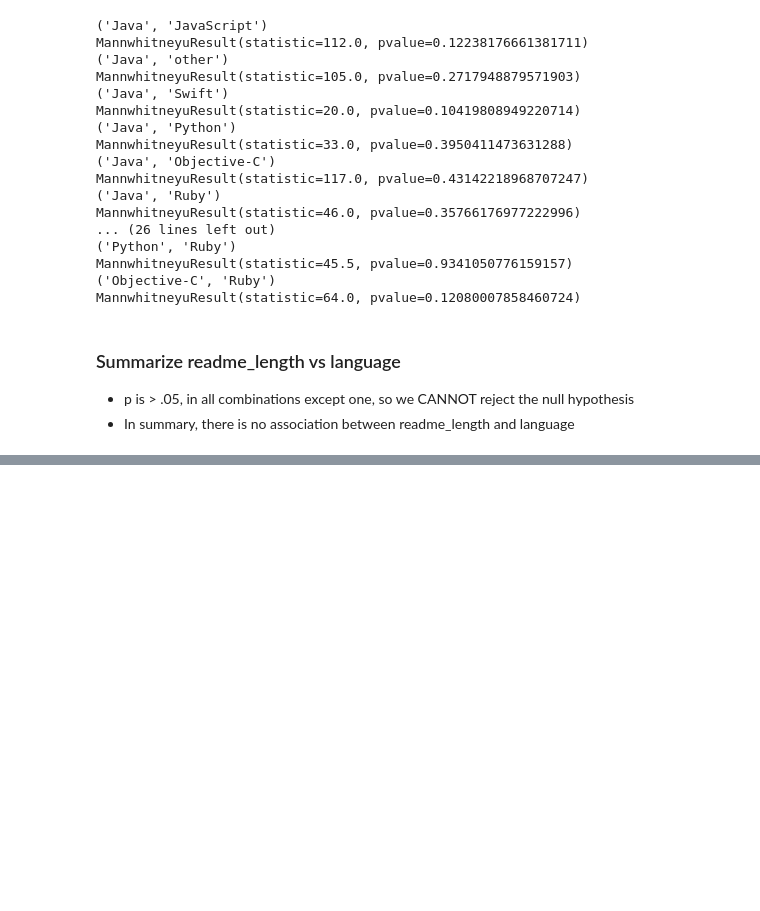
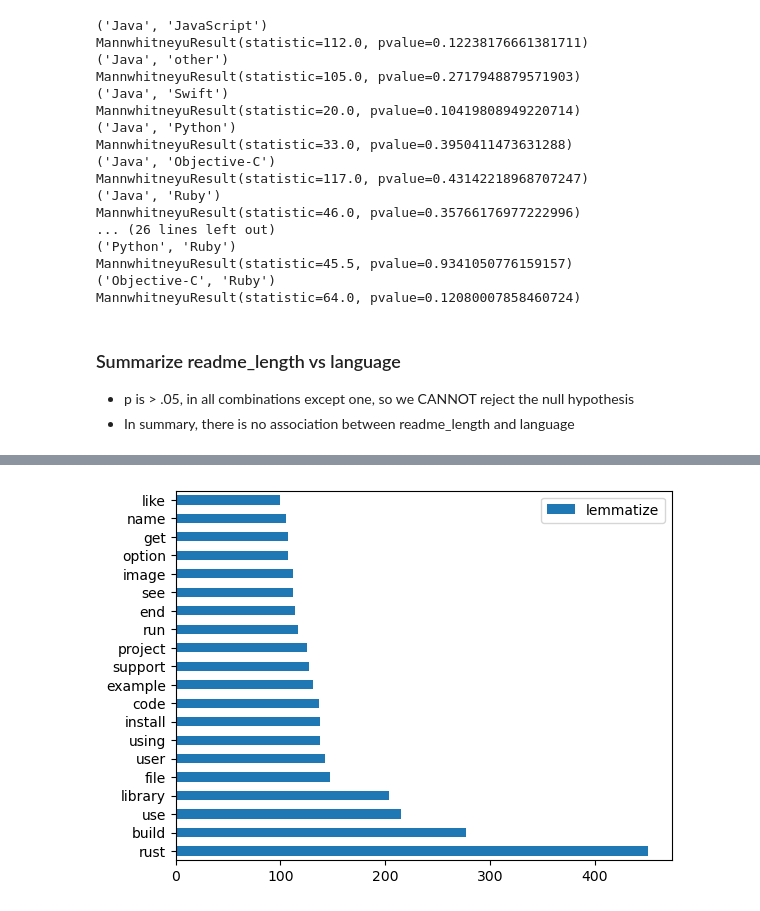
Before and after one commit to Keila-Camarillo/nlp_most_starred_repos, a Jupyter notebook: corey_explore.ipynb, the cells around one changed output, grey strips where cells are left out. Saved outputs shown, nothing was run; the diff lists cells and outputs as text; code cells hidden in the pictures; blank space fills up the shorter version.

```diff
--- a/corey_explore.ipynb
+++ b/corey_explore.ipynb
@@ -161,0 +345,6 @@ print("Number of mislabeled points out of a total %d points : %d"
+# %%
+# Example: # get a boxplot and histplot of property_value of train
+# Visualize Example: # get a regplot of squarefeet vs property_value on train
+word_counts.sort_values("lemmatize", ascending=False)[["lemmatize"]].head(20).plot.barh();
+# %% [output]
+[figure, added]
```
Also changed, not shown: parts of 25 cells of this notebook.
